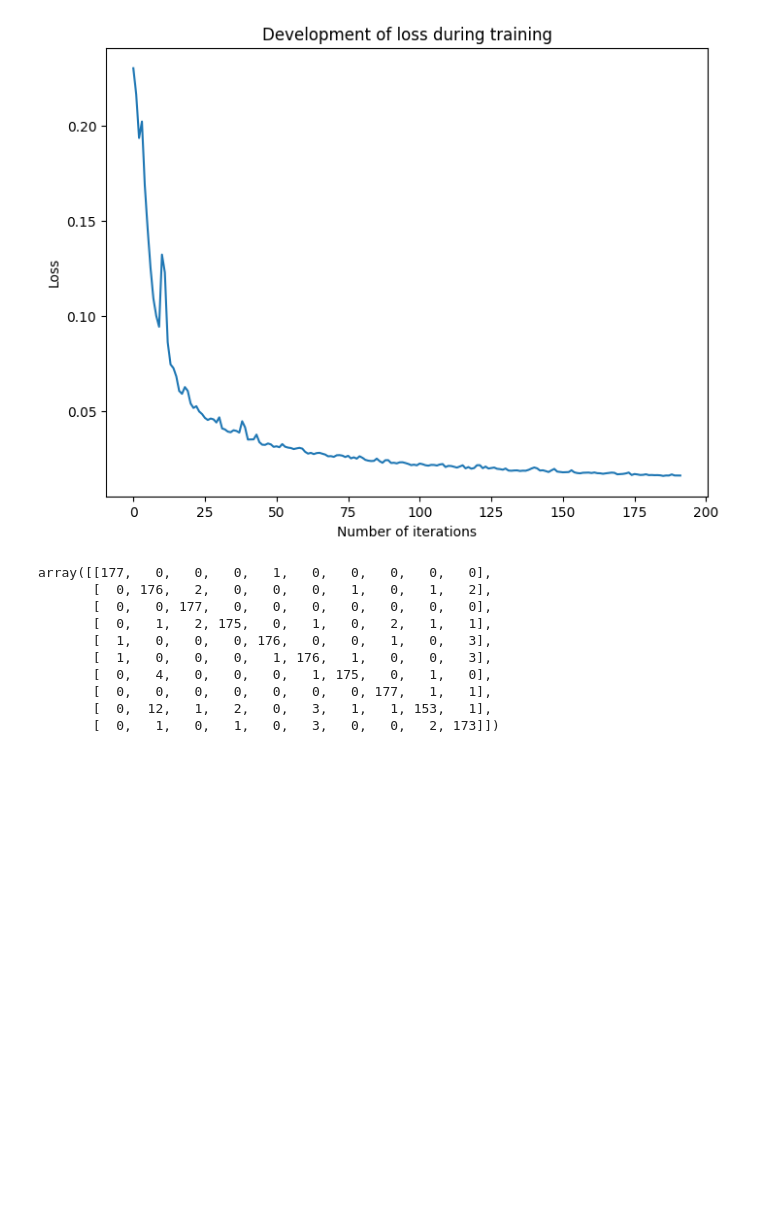
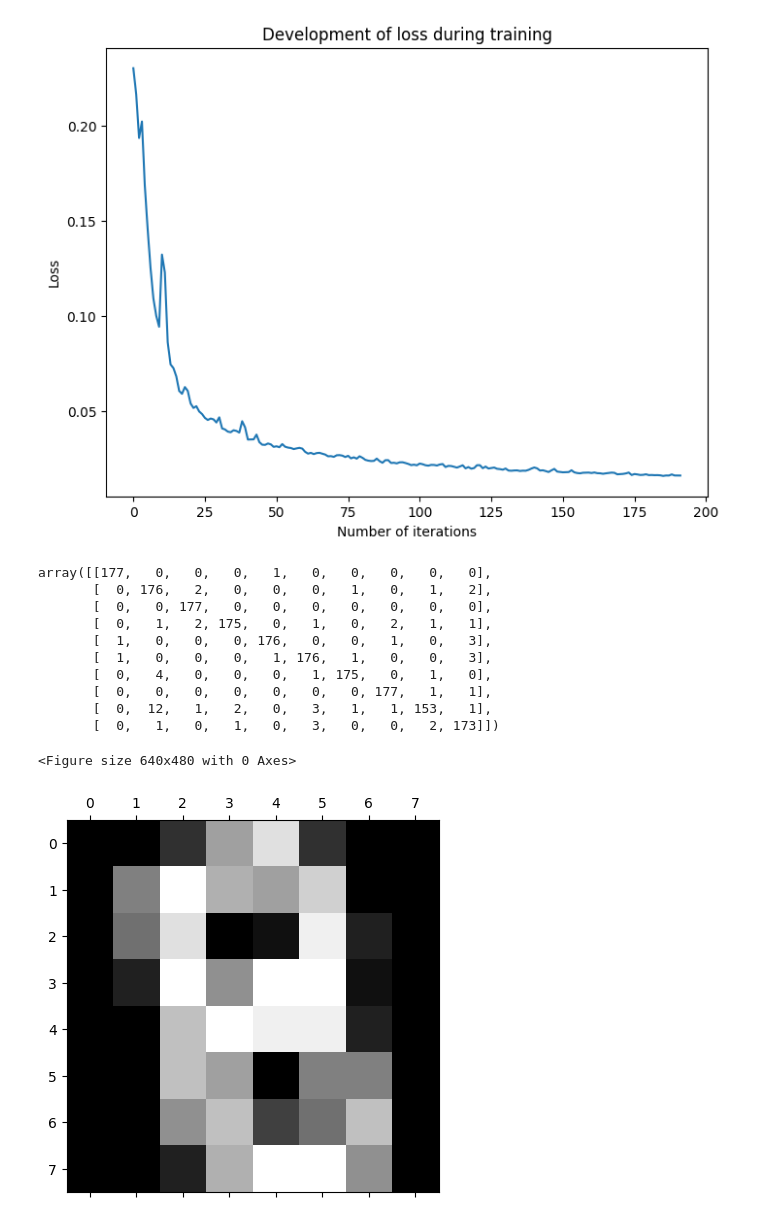
Before and after one commit to Klimkou/ML_course_codes, a Jupyter notebook: Sem1.ipynb, the cells around one changed output. Cells and saved outputs as stored; diff of their text form; code cells hidden in the pictures; blank space fills up the shorter version.

```diff
--- a/Sem1.ipynb
+++ b/Sem1.ipynb
@@ -294,3 +314,10 @@ array([[177,   0,   0,   0,   1,   0,   0,   0,   0,   0],
        [  0,   0,   0,   0,   0,   0,   0, 177,   1,   1],
        [  0,  12,   1,   2,   0,   3,   1,   1, 153,   1],
        [  0,   1,   0,   1,   0,   3,   0,   0,   2, 173]])
+# %%
+plt.gray()
+plt.matshow(digits.images[500])
+plt.show()
+# %% [output]
+<Figure size 640x480 with 0 Axes>
+[figure, added]
```
Also changed, not shown: parts of 7 cells of this notebook, 18 other files.
